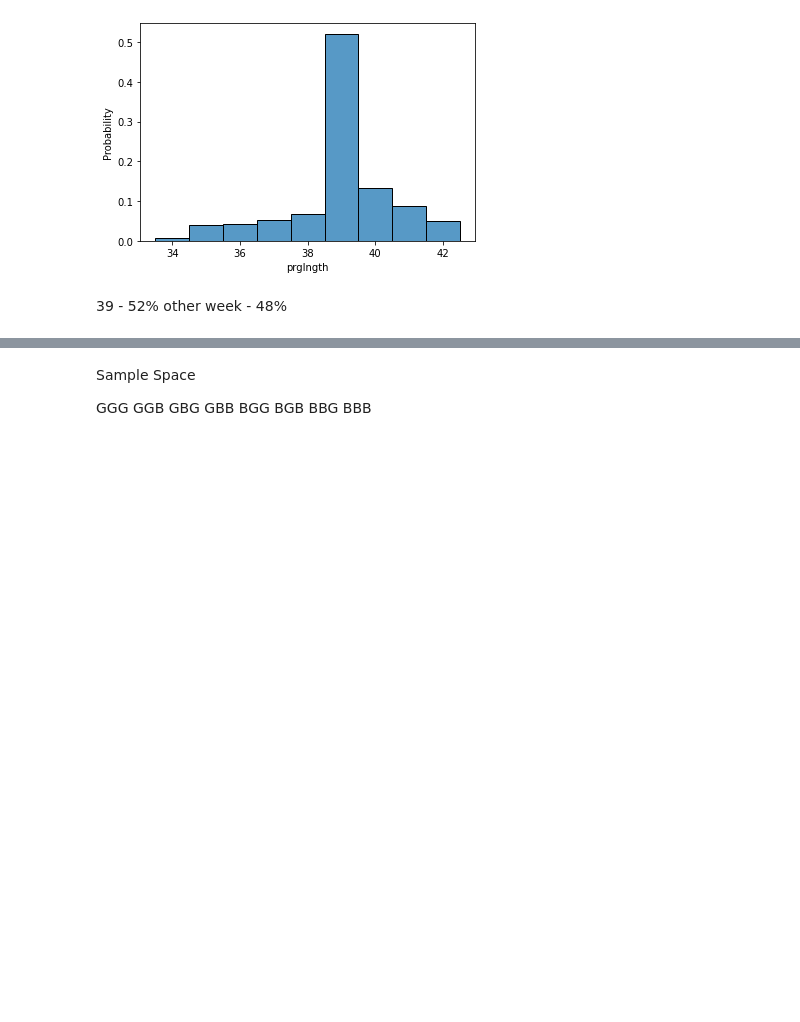
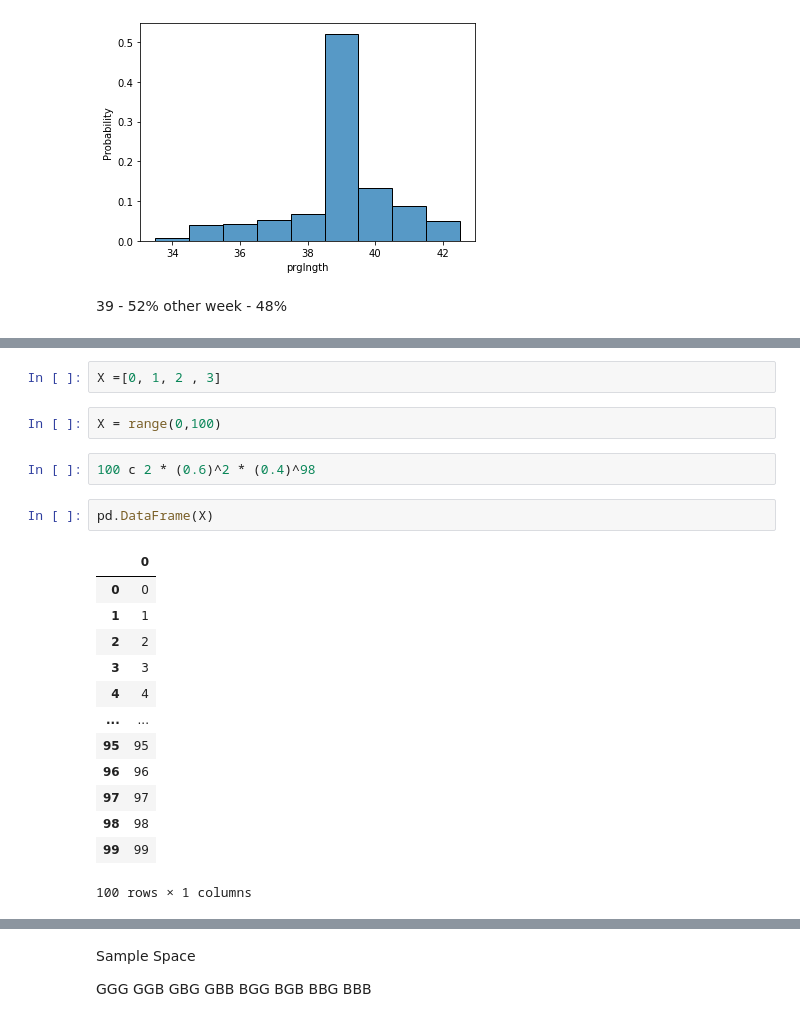
Before and after one commit to PrasadNehe/ThinkStats2, a Jupyter notebook: code/JobsyStat.ipynb, the cells around one changed output, grey strips where cells are left out. Cells and saved outputs as stored; diff of their text form; blank space fills up the shorter version.

```diff
--- a/code/JobsyStat.ipynb
+++ b/code/JobsyStat.ipynb
@@ -1108,0 +1117,22 @@ X = Birth happening in 39th week - Good else bad
+# %%
+X =[0, 1, 2 , 3]
+# %%
+X = range(0,100)
+# %%
+100 c 2 * (0.6)^2 * (0.4)^98
+# %%
+pd.DataFrame(X)
+# %% [output]
+|  | 0 |
+| 0 | 0 |
+| 1 | 1 |
+| 2 | 2 |
+| 3 | 3 |
+| 4 | 4 |
+| ... | ... |
+| 95 | 95 |
+| 96 | 96 |
+| 97 | 97 |
+| 98 | 98 |
+| 99 | 99 |
+100 rows × 1 columns
```
Also changed, not shown: parts of 55 cells of this notebook.
